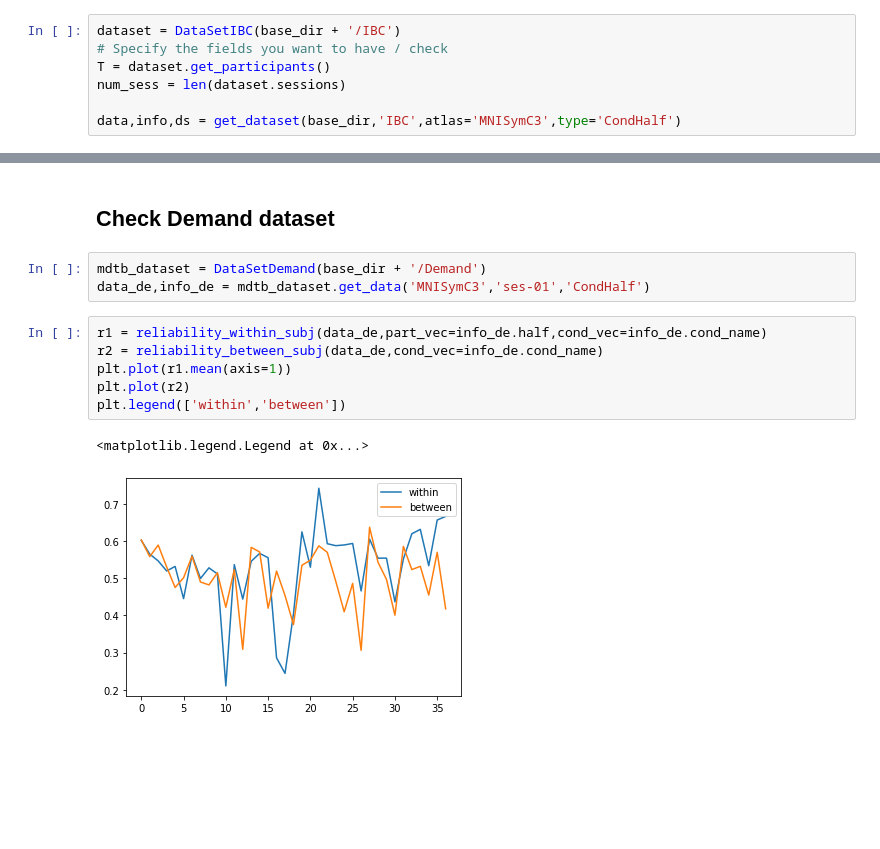
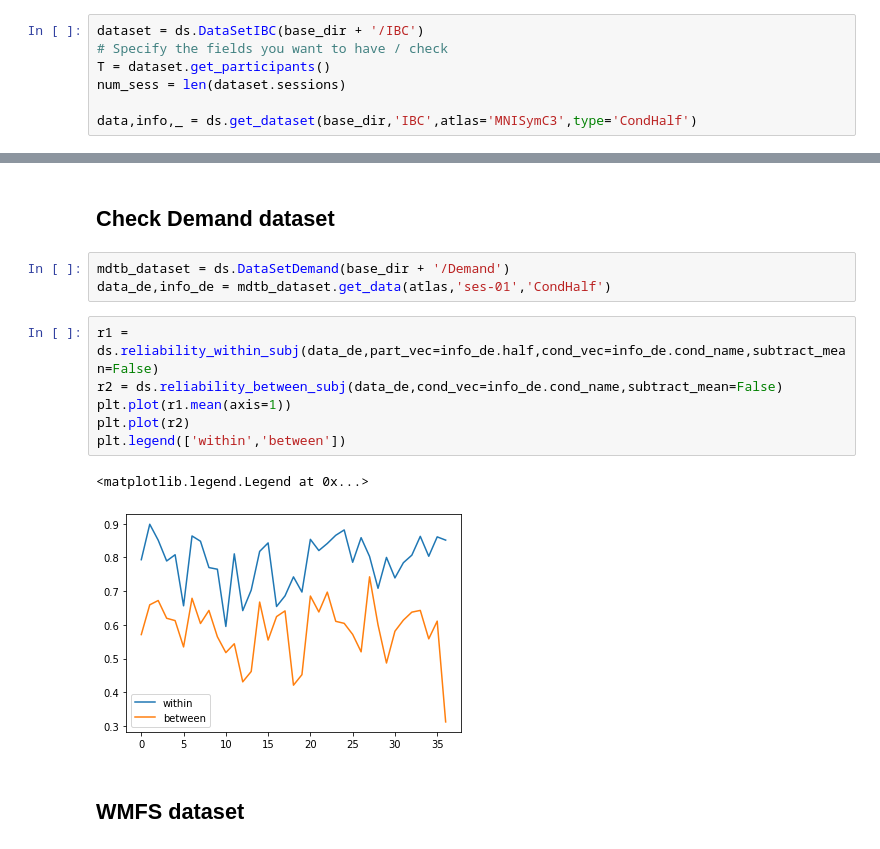
Before and after one commit to DiedrichsenLab/Functional_Fusion, a Jupyter notebook: notebooks/dataset_check.ipynb, the cells around one changed output, grey strips where cells are left out. Cells and saved outputs as stored; diff of their text form; blank space fills up the shorter version.

Commit message:
Check dataset

```diff
--- a/notebooks/dataset_check.ipynb
+++ b/notebooks/dataset_check.ipynb
@@ -155,12 +130,12 @@ sb.barplot(x=np.arange(RB.shape[0]),y=RB.mean(axis=1))
 # %% [markdown]
 2. Do a check of the entire dataset after concatinating all sessions
 # %%
-dataset = DataSetIBC(base_dir + '/IBC')
+dataset = ds.DataSetIBC(base_dir + '/IBC')
 # Specify the fields you want to have / check
 T = dataset.get_participants()
 num_sess = len(dataset.sessions)
 
-data,info,ds = get_dataset(base_dir,'IBC',atlas='MNISymC3',type='CondHalf')
+data,info,_ = ds.get_dataset(base_dir,'IBC',atlas='MNISymC3',type='CondHalf')
 # %%
 # Number of missing voxels per subject
 missing = np.isnan(data.sum(axis=1))
@@ -245,14 +221,16 @@ plt.legend(['s2-within','s2-between'])
 # %% [markdown]
 ## Check Demand dataset
 # %%
-mdtb_dataset = DataSetDemand(base_dir + '/Demand')
-data_de,info_de = mdtb_dataset.get_data('MNISymC3','ses-01','CondHalf')
+mdtb_dataset = ds.DataSetDemand(base_dir + '/Demand')
+data_de,info_de = mdtb_dataset.get_data(atlas,'ses-01','CondHalf')
 # %%
-r1 = reliability_within_subj(data_de,part_vec=info_de.half,cond_vec=info_de.cond_name)
-r2 = reliability_between_subj(data_de,cond_vec=info_de.cond_name)
+r1 = ds.reliability_within_subj(data_de,part_vec=info_de.half,cond_vec=info_de.cond_name,subtract_mean=False)
+r2 = ds.reliability_between_subj(data_de,cond_vec=info_de.cond_name,subtract_mean=False)
 plt.plot(r1.mean(axis=1))
 plt.plot(r2)
 plt.legend(['within','between'])
 # %% [output]
 <matplotlib.legend.Legend at 0x...>
-[figure, old version]
+[figure, new version]
+# %% [markdown]
+## WMFS dataset
```
Also changed, not shown: parts of 22 cells of this notebook, 2 other files.
